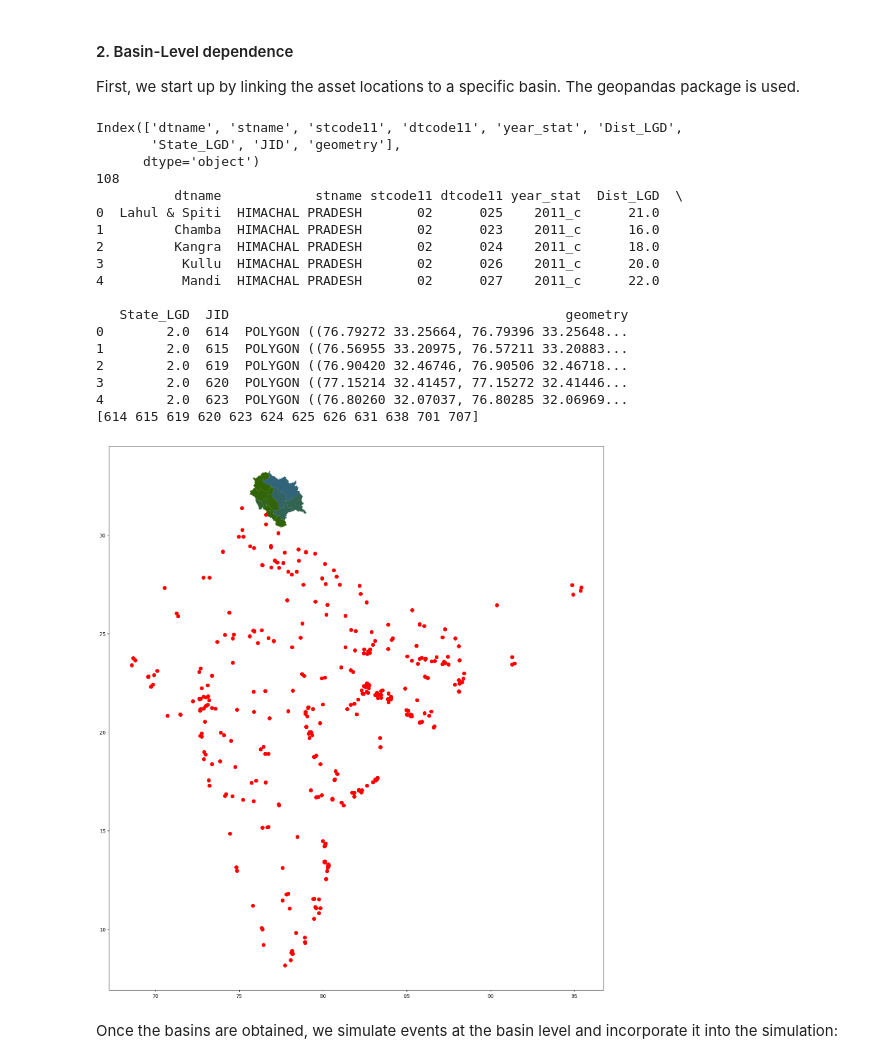
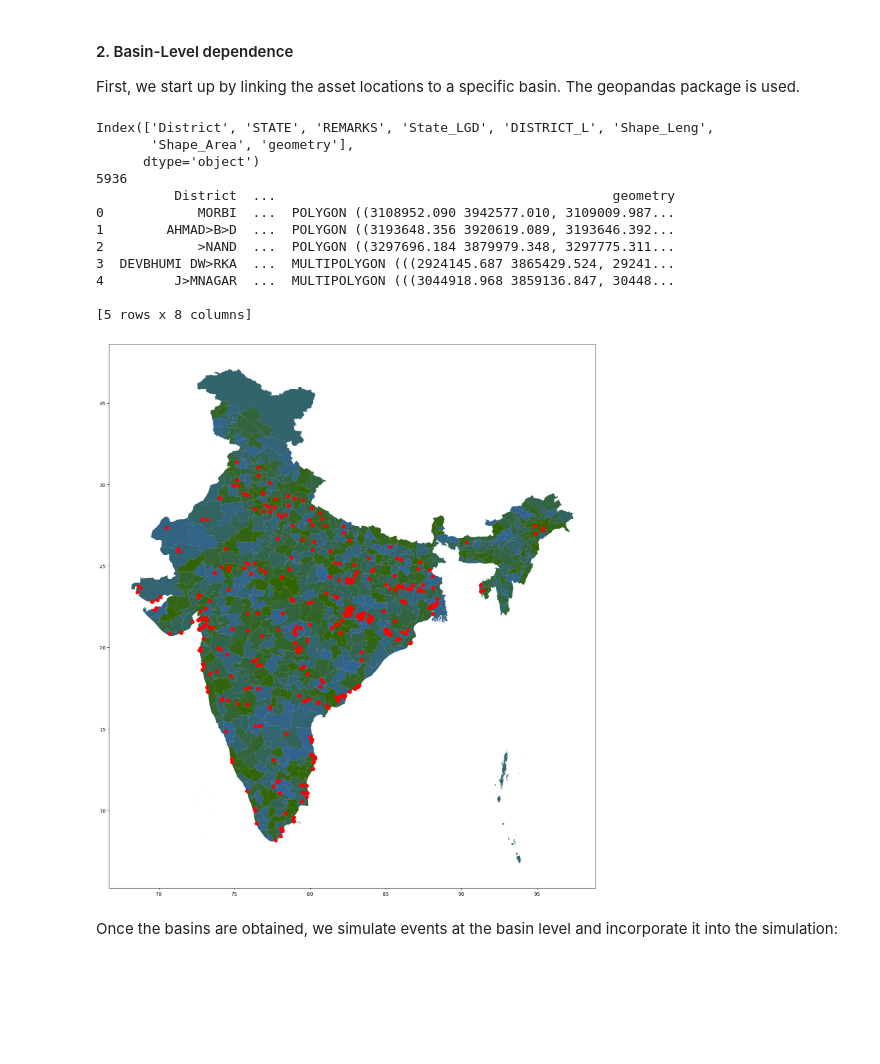
Before and after one commit to Moqian1122/TCRiskIndia, a Jupyter notebook: Portfolio-Level Risks - India.ipynb, the cells around one changed output. Drawn from its saved outputs; the diff is of its cells as text; code cells hidden in the pictures; blank space fills up the shorter version.

```diff
--- a/Portfolio-Level Risks - India.ipynb
+++ b/Portfolio-Level Risks - India.ipynb
@@ -25,8 +25,8 @@ country = "India"
 random_seed = 0
 # %%
 power = pd.read_excel("power.xlsx")
-hybas_basins = "India_District_02_HP.shp"
-grid_outlet_file = "india_0.1deg_grid.csv"
+india_districts = "shape_file/DISTRICT_BOUNDARY.shp"
+grid_outlet_file = "shape_file/india_0.1deg_grid.csv"
 # %% [markdown]
 The files containing the randomly generated samples can be generated using the notebooks found in the Exploratory analysis folder. Alternatively, they can be downloaded from the link in the package README.md file.
 # %%
@@ -87,35 +87,27 @@ pd.Series(portfolio_values).hist();
 First, we start up by linking the asset locations to a specific basin. The geopandas package is used.
 # %%
 import geopandas as gpd
-basins = gpd.read_file(hybas_basins)
+basins = gpd.read_file(india_districts)
 print(basins.columns)
 print(basins.size)
 print(basins.head())
-# print the values of JID column
-print(basins["JID"].unique())
 # %% [output]
-Index(['dtname', 'stname', 'stcode11', 'dtcode11', 'year_stat', 'Dist_LGD',
-       'State_LGD', 'JID', 'geometry'],
+Index(['District', 'STATE', 'REMARKS', 'State_LGD', 'DISTRICT_L', 'Shape_Leng',
+       'Shape_Area', 'geometry'],
       dtype='object')
-108
-          dtname            stname stcode11 dtcode11 year_stat  Dist_LGD  \
-0  Lahul & Spiti  HIMACHAL PRADESH       02      025    2011_c      21.0
-1         Chamba  HIMACHAL PRADESH       02      023    2011_c      16.0
-2         Kangra  HIMACHAL PRADESH       02      024    2011_c      18.0
-3          Kullu  HIMACHAL PRADESH       02      026    2011_c      20.0
-4          Mandi  HIMACHAL PRADESH       02      027    2011_c      22.0
+5936
+          District  ...                                           geometry
+0            MORBI  ...  POLYGON ((3108952.090 3942577.010, 3109009.987...
+1        AHMAD>B>D  ...  POLYGON ((3193648.356 3920619.089, 3193646.392...
+2            >NAND  ...  POLYGON ((3297696.184 3879979.348, 3297775.311...
+3  DEVBHUMI DW>RKA  ...  MULTIPOLYGON (((2924145.687 3865429.524, 29241...
+4         J>MNAGAR  ...  MULTIPOLYGON (((3044918.968 3859136.847, 30448...
 
-   State_LGD  JID                                           geometry
-0        2.0  614  POLYGON ((76.79272 33.25664, 76.79396 33.25648...
-1        2.0  615  POLYGON ((76.56955 33.20975, 76.57211 33.20883...
-2        2.0  619  POLYGON ((76.90420 32.46746, 76.90506 32.46718...
-3        2.0  620  POLYGON ((77.15214 32.41457, 77.15272 32.41446...
-4        2.0  623  POLYGON ((76.80260 32.07037, 76.80285 32.06969...
-[614 615 619 620 623 624 625 626 631 638 701 707]
+[5 rows x 8 columns]
 # %%
-india, basins = link_basins(india, hybas_basins, visualize=True);
+india, districts = link_basins(india, india_districts, visualize=True);
 # %% [output]
-[figure, old version]
+[figure, new version]
 # %% [markdown]
 Once the basins are obtained, we simulate events at the basin level and incorporate it into the simulation:
 # %%
```
Also changed, not shown: parts of 1 cell of this notebook, 17 other files.
